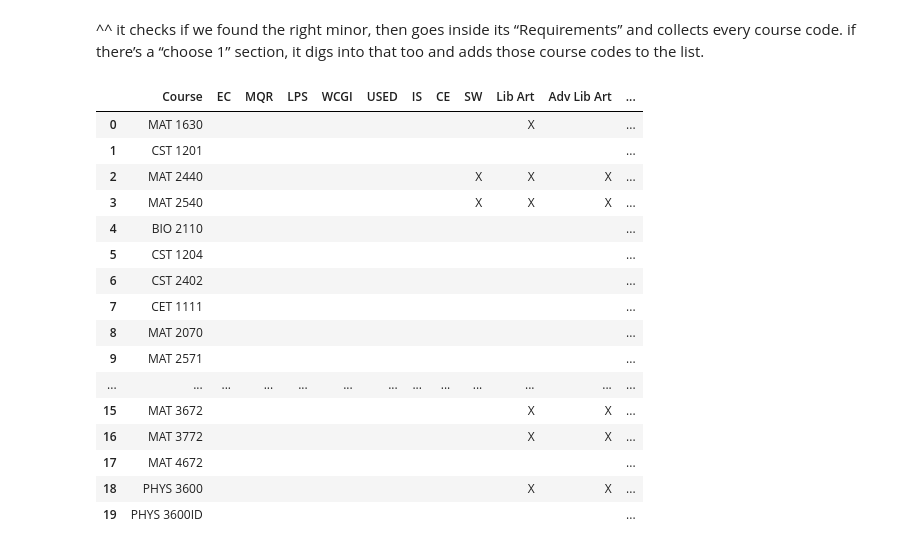
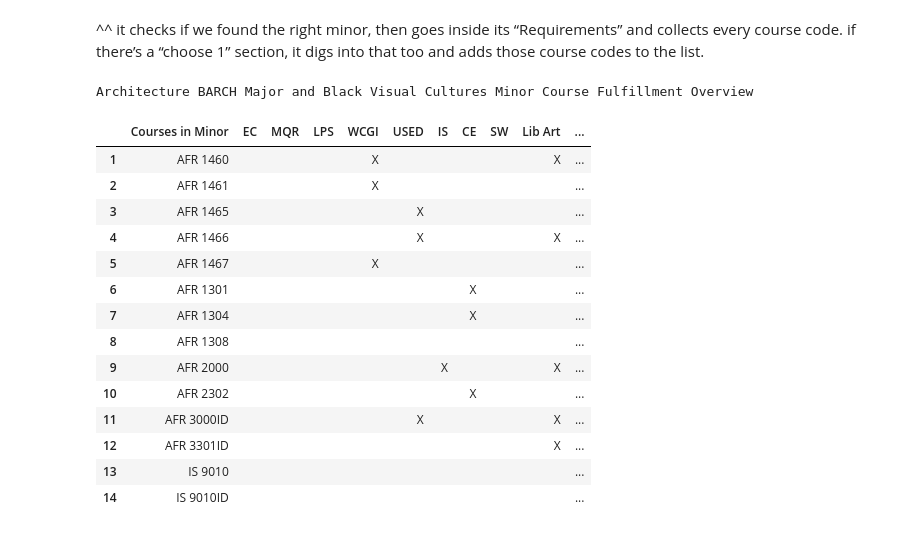
Before and after one commit to RichardLin3/InfoSysProj, a Jupyter notebook: ISProj.ipynb, the cells around one changed output. Drawn from its saved outputs; the diff is of its cells as text; code cells hidden in the pictures.

```diff
--- a/ISProj.ipynb
+++ b/ISProj.ipynb
@@ -1,20 +16,23 @@
 # %%
 import json
 
-with open('minors_v2.json', 'r') as f:
+with open('InfoSysProj/data/minors_v2.json', 'r') as f:
     minor_data = json.load(f)
 
-with open('gened_v2.json', 'r') as f:
+with open('InfoSysProj/data/gened_v2.json', 'r') as f:
     gened_data = json.load(f)
 
-with open('major_v2.json', 'r') as f:
+with open('InfoSysProj/data/major_v2.json', 'r') as f:
     major_data = json.load(f)
 
-with open('liberal_arts_courses.json', 'r') as f:
+with open('InfoSysProj/data/liberal_arts_courses.json', 'r') as f:
     lib_data = json.load(f)
 
-with open('ID.json', 'r') as f:
+with open('InfoSysProj/data/ID.json', 'r') as f:
     ID_data = json.load(f)
+# %%
+with open('/content/minors_v3.json', 'r') as f:
+  minor_data = json.load(f)
 # %%
 major_names = list(major_data.keys())
 minor_names = list(minor_data.keys())
@@ -70,2 +79,8 @@ You selected: Computer Science
+# %%
+#checks if a major/minor is selected otherwise default to the first
+if selected_major is None:
+  selected_major = major_names[0]
+if minor_names is None:
+  selected_minor = minor_names[0]
 # %%
 courses = []  # Initialize an empty list to store course codes
@@ -137,43 +153,51 @@ for course in courses:
 
 
     course_gened_fulfillment_list.append({
-        'Course': course,
+        'Courses in Minor': course,
         'Fulfilled Areas': fulfilled_geneds
     })
 # %%
 import pandas as pd
 
 course_fulfillment_list_for_df = []
 gened_areas_for_columns = gened_areas
 
 for course_info in course_gened_fulfillment_list:
-    course_name = course_info['Course']
+    course_name = course_info['Courses in Minor']
     fulfilled_areas = course_info['Fulfilled Areas']
-    course_dict = {'Course': course_name}
+    course_dict = {'Courses in Minor': course_name}
     for gened_abbr in gened_areas_for_columns:
         course_dict[gened_abbr] = 'X' if gened_abbr in fulfilled_areas else ''
     course_fulfillment_list_for_df.append(course_dict)
 
 course_fulfillment_df = pd.DataFrame(course_fulfillment_list_for_df)
 course_fulfillment_df = course_fulfillment_df.fillna('')
 
-# Display the DataFrame with dotted horizontal and vertical lines
-display(course_fulfillment_df.style.set_properties(**{'border': '1px dotted black'}))
+# Set the index to start from 1
+course_fulfillment_df.index = range(1, len(course_fulfillment_df) + 1)
+
+# Display the DataFrame with dotted horizontal and vertical lines and dynamic caption
+display(
+    course_fulfillment_df.style
+    .set_properties(**{'border': '1px dotted black'})
+    .set_caption(f'{selected_major} Major and {selected_minor} Minor Course Fulfillment Overview')
+    .set_table_styles([{'selector': 'caption', 'props': [('font-size', '20px')]}]
+    )
+)
 # %% [output]
+Architecture BARCH Major and Black Visual Cultures Minor Course Fulfillment Overview
-|  | Course | EC | MQR | LPS | WCGI | USED | IS | CE | SW | Lib Art | Adv Lib Art | ... |
-| 0 | MAT 1630 |  |  |  |  |  |  |  |  | X |  | ... |
-| 1 | CST 1201 |  |  |  |  |  |  |  |  |  |  | ... |
-| 2 | MAT 2440 |  |  |  |  |  |  |  | X | X | X | ... |
-| 3 | MAT 2540 |  |  |  |  |  |  |  | X | X | X | ... |
-| 4 | BIO 2110 |  |  |  |  |  |  |  |  |  |  | ... |
-| 5 | CST 1204 |  |  |  |  |  |  |  |  |  |  | ... |
-| 6 | CST 2402 |  |  |  |  |  |  |  |  |  |  | ... |
-| 7 | CET 1111 |  |  |  |  |  |  |  |  |  |  | ... |
-| 8 | MAT 2070 |  |  |  |  |  |  |  |  |  |  | ... |
-| 9 | MAT 2571 |  |  |  |  |  |  |  |  |  |  | ... |
-| ... | ... | ... | ... | ... | ... | ... | ... | ... | ... | ... | ... | ... |
-| 15 | MAT 3672 |  |  |  |  |  |  |  |  | X | X | ... |
-| 16 | MAT 3772 |  |  |  |  |  |  |  |  | X | X | ... |
-| 17 | MAT 4672 |  |  |  |  |  |  |  |  |  |  | ... |
-| 18 | PHYS 3600 |  |  |  |  |  |  |  |  | X | X | ... |
-| 19 | PHYS 3600ID |  |  |  |  |  |  |  |  |  |  | ... |
+|  | Courses in Minor | EC | MQR | LPS | WCGI | USED | IS | CE | SW | Lib Art | ... |
+| 1 | AFR 1460 |  |  |  | X |  |  |  |  | X | ... |
+| 2 | AFR 1461 |  |  |  | X |  |  |  |  |  | ... |
+| 3 | AFR 1465 |  |  |  |  | X |  |  |  |  | ... |
+| 4 | AFR 1466 |  |  |  |  | X |  |  |  | X | ... |
+| 5 | AFR 1467 |  |  |  | X |  |  |  |  |  | ... |
+| 6 | AFR 1301 |  |  |  |  |  |  | X |  |  | ... |
+| 7 | AFR 1304 |  |  |  |  |  |  | X |  |  | ... |
+| 8 | AFR 1308 |  |  |  |  |  |  |  |  |  | ... |
+| 9 | AFR 2000 |  |  |  |  |  | X |  |  | X | ... |
+| 10 | AFR 2302 |  |  |  |  |  |  | X |  |  | ... |
+| 11 | AFR 3000ID |  |  |  |  | X |  |  |  | X | ... |
+| 12 | AFR 3301ID |  |  |  |  |  |  |  |  | X | ... |
+| 13 | IS 9010 |  |  |  |  |  |  |  |  |  | ... |
+| 14 | IS 9010ID |  |  |  |  |  |  |  |  |  | ... |
```
Also changed, not shown: parts of 9 cells of this notebook.
